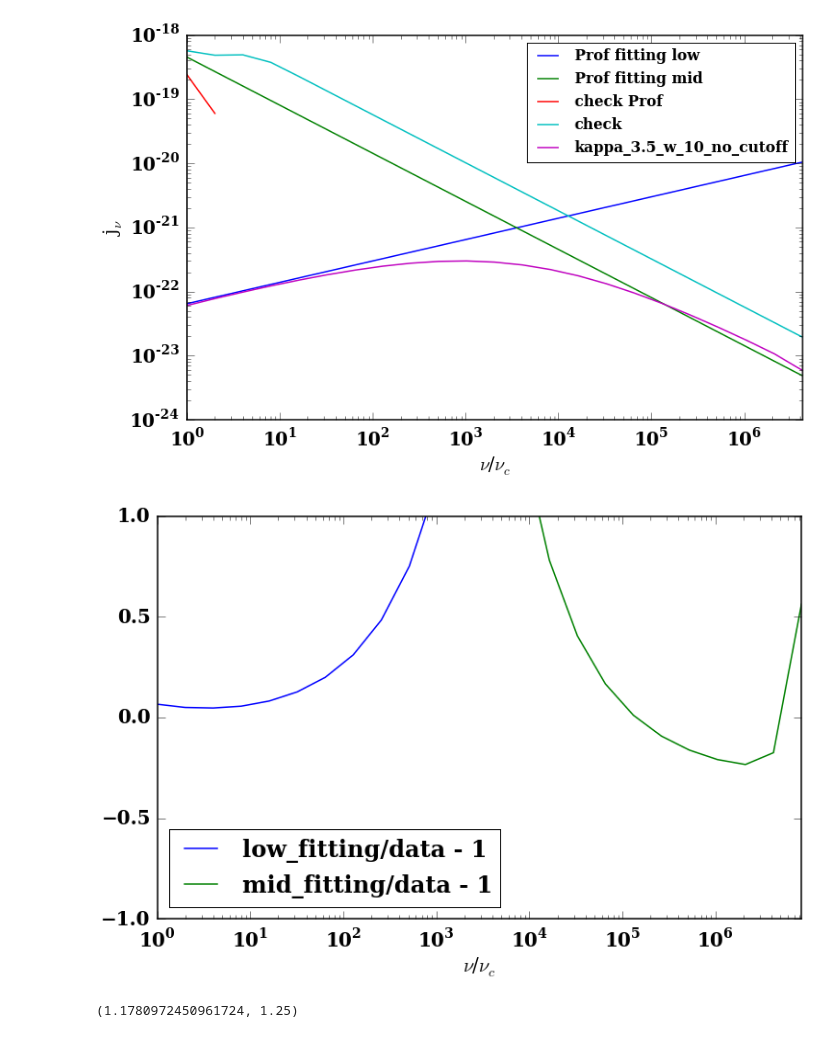
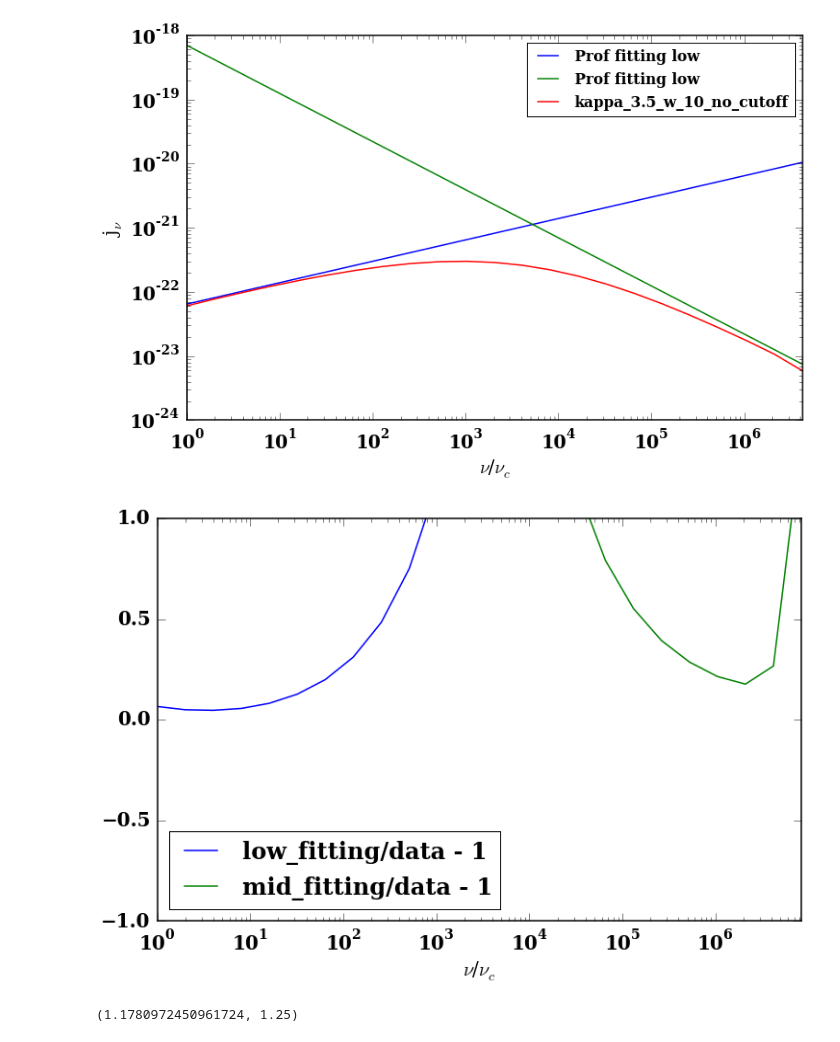
Before and after one commit to ZhaoweiZ/kappa_summer, a Jupyter notebook: finding_fitting_formula_to_kappa_2.ipynb, the cells around one changed output. Drawn from its saved outputs; the diff is of its cells as text; code cells hidden in the pictures.

```diff
--- a/finding_fitting_formula_to_kappa_2.ipynb
+++ b/finding_fitting_formula_to_kappa_2.ipynb
@@ -76,6 +76,7 @@ nu_c = e * B / (2. * np.pi * m * c)
 nu = 100 * nu_c
 nu_s = (2./9.) * nu_c * theta_e**2 * np.sin(theta)
 nu_k = nu_c * w**2. * np.sin(theta)
+nu_w = nu_c * (w * kappa)**2 * np.sin(theta)
 n_e_nt = 1.
 #p_PL = 2.2
 p_PL = 2.5
@@ -144,32 +145,50 @@ def fit(nuratio):
     term5 = (special.gamma((kappa-1.)/2. - special.gammainc((kappa-1.)/2., (4.*c*m*nu*np.pi)/(np.sin(theta)*3.*B*e))))
     ans = (term1*term2*term3*term4*term5)/c
     return ans
+
+
+def kappa_low(nuratio):
+    nu = nuratio * nu_c
+    X = nu/nu_w
+    norm = 4. * np.pi * special.gamma(kappa-4./3.) / (3.**(7./3.) * special.gamma(kappa-2.))
+    dimensional = (n_e * e**2.)/(c * kappa**2. * w**2.)
+    ans = norm * dimensional * nu_w * X**(1./3.)
+    return ans
+
+def kappa_high(nuratio):
+    nu = nuratio * nu_c
+    X = nu/nu_w
+    term1 = (1./4.) * 3.**((kappa-1.)/2.) * (kappa-2.) * (kappa-1.)
+    term2 = special.gamma(kappa/4. - 1./3.) * special.gamma(kappa/4. + 4./3.)
+    term3 = (n_e * e**2. * nu_c * np.sin(theta)) / c
+    ans = term1*term2*term3 * X**(-(kappa-2.)/2.)
+    return ans
 # %%
-data_kappa_3_5_C_theta_10 = np.loadtxt('/Users/zhaoweizhang/Documents/synchrotron_calculator_new/emi_kappa_3_5_C_theta_10.txt')
-data_kappa_3_5_C_theta_100 = np.loadtxt('/Users/zhaoweizhang/Documents/synchrotron_calculator_new/emi_kappa_3_5_C_theta_100.txt')
-data_kappa_3_5_C_theta_10_no_cutoff = np.loadtxt('/Users/zhaoweizhang/Documents/synchrotron_calculator_new/emi_kappa_3_5_C_theta_10_no_cutoff.txt')
-data_kappa_3_5_C_theta_10_no_cutoff_w_8 = np.loadtxt('/Users/zhaoweizhang/Documents/synchrotron_calculator_new/emi_kappa_3_5_C_theta_10_no_cutoff_w_8.txt')
-data_kappa_3_5_C_theta_10_no_cutoff_w_6 = np.loadtxt('/Users/zhaoweizhang/Documents/synchrotron_calculator_new/emi_kappa_3_5_C_theta_10_no_cutoff_w_6.txt')
-data_kappa_3_5_C_theta_10_no_cutoff_w_4 = np.loadtxt('/Users/zhaoweizhang/Documents/synchrotron_calculator_new/emi_kappa_3_5_C_theta_10_no_cutoff_w_4.txt')
-data_kappa_3_5_C_theta_10_no_cutoff_w_3 = np.loadtxt('/Users/zhaoweizhang/Documents/synchrotron_calculator_new/emi_kappa_3_5_C_theta_10_no_cutoff_w_3.txt')
+data_kappa_3_5_C_theta_10 = np.loadtxt('/home/zhaowei/Documents/synchrotron_calculator_new/emi_kappa_3_5_C_theta_10.txt')
+data_kappa_3_5_C_theta_100 = np.loadtxt('/home/zhaowei/Documents/synchrotron_calculator_new/emi_kappa_3_5_C_theta_100.txt')
+data_kappa_3_5_C_theta_10_no_cutoff = np.loadtxt('/home/zhaowei/Documents/synchrotron_calculator_new/emi_kappa_3_5_C_theta_10_no_cutoff.txt')
+data_kappa_3_5_C_theta_10_no_cutoff_w_8 = np.loadtxt('/home/zhaowei/Documents/synchrotron_calculator_new/emi_kappa_3_5_C_theta_10_no_cutoff_w_8.txt')
+data_kappa_3_5_C_theta_10_no_cutoff_w_6 = np.loadtxt('/home/zhaowei/Documents/synchrotron_calculator_new/emi_kappa_3_5_C_theta_10_no_cutoff_w_6.txt')
+data_kappa_3_5_C_theta_10_no_cutoff_w_4 = np.loadtxt('/home/zhaowei/Documents/synchrotron_calculator_new/emi_kappa_3_5_C_theta_10_no_cutoff_w_4.txt')
+data_kappa_3_5_C_theta_10_no_cutoff_w_3 = np.loadtxt('/home/zhaowei/Documents/synchrotron_calculator_new/emi_kappa_3_5_C_theta_10_no_cutoff_w_3.txt')
 
 
 
 
 
-data_kappa_5_C_theta_10 = np.loadtxt('/Users/zhaoweizhang/Documents/synchrotron_calculator_new/emi_kappa_5_C_theta_10.txt')
-data_kappa_5_C_theta_10_no_cutoff_w_10 = np.loadtxt('/Users/zhaoweizhang/Documents/synchrotron_calculator_new/emi_kappa_5_C_theta_10_no_cutoff_w_10.txt')
-data_kappa_5_C_theta_10_no_cutoff_w_8 = np.loadtxt('/Users/zhaoweizhang/Documents/synchrotron_calculator_new/emi_kappa_5_C_theta_10_no_cutoff_w_8.txt')
+data_kappa_5_C_theta_10 = np.loadtxt('/home/zhaowei/Documents/synchrotron_calculator_new/emi_kappa_5_C_theta_10.txt')
+data_kappa_5_C_theta_10_no_cutoff_w_10 = np.loadtxt('/home/zhaowei/Documents/synchrotron_calculator_new/emi_kappa_5_C_theta_10_no_cutoff_w_10.txt')
+data_kappa_5_C_theta_10_no_cutoff_w_8 = np.loadtxt('/home/zhaowei/Documents/synchrotron_calculator_new/emi_kappa_5_C_theta_10_no_cutoff_w_8.txt')
 
 
 
-data_kappa_150_C_theta_10 = np.loadtxt('/Users/zhaoweizhang/Documents/synchrotron_calculator_new/emi_kappa_150_C_theta_10.txt')
-data_kappa_150_C_theta_100 = np.loadtxt('/Users/zhaoweizhang/Documents/synchrotron_calculator_new/emi_kappa_150_C_theta_100.txt')
+data_kappa_150_C_theta_10 = np.loadtxt('/home/zhaowei/Documents/synchrotron_calculator_new/emi_kappa_150_C_theta_10.txt')
+data_kappa_150_C_theta_100 = np.loadtxt('/home/zhaowei/Documents/synchrotron_calculator_new/emi_kappa_150_C_theta_100.txt')
 
-data_thermal_C = np.loadtxt('/Users/zhaoweizhang/Documents/synchrotron_calculator_new/emi_thermal_C.txt')
-data_power_2_5_theta_100 = np.loadtxt('/Users/zhaoweizhang/Documents/synchrotron_calculator_new/emi_power_2_5_C_theta_100.txt')
+data_thermal_C = np.loadtxt('/home/zhaowei/Documents/synchrotron_calculator_new/emi_thermal_C.txt')
+data_power_2_5_theta_100 = np.loadtxt('/home/zhaowei/Documents/synchrotron_calculator_new/emi_power_2_5_C_theta_100.txt')
 
-data_thermal_python = np.loadtxt('/Users/zhaoweizhang/Documents/synchrotron_calculator_new/thermal_data_varing_nu.txt')
+data_thermal_python = np.loadtxt('/home/zhaowei/Documents/synchrotron_calculator_new/thermal_data_varing_nu.txt')
 
 
 
@@ -201,13 +220,15 @@ x = np.arange(0, 1.677722e+07, 1)
 
 #pl.semilogy(data_kappa_3_5_C_theta_100[:,0], abs(data_kappa_3_5_C_theta_100[:, 1] * np.pi/2 - kappa_low_freq(data_kappa_3_5_C_theta_100[:,0] * nu_c)), label = 'diff')
 
-pl.loglog(data_kappa_3_5_C_theta_10_no_cutoff[:,0], emi_fitting_low_prof(data_kappa_3_5_C_theta_10_no_cutoff[:,0] * nu_c), label = 'Prof fitting low')
+#pl.loglog(data_kappa_3_5_C_theta_10_no_cutoff[:,0], emi_fitting_low_prof(data_kappa_3_5_C_theta_10_no_cutoff[:,0] * nu_c), label = 'Prof fitting low')
 
-pl.loglog(data_kappa_3_5_C_theta_10_no_cutoff[:,0], emi_fitting_mid_prof(data_kappa_3_5_C_theta_10_no_cutoff[:,0] * nu_c), label = 'Prof fitting mid')
+#pl.loglog(data_kappa_3_5_C_theta_10_no_cutoff[:,0], emi_fitting_mid_prof(data_kappa_3_5_C_theta_10_no_cutoff[:,0] * nu_c), label = 'Prof fitting mid')
+pl.loglog(data_kappa_3_5_C_theta_10_no_cutoff[:,0], kappa_low(data_kappa_3_5_C_theta_10_no_cutoff[:,0]), label = 'Prof fitting low')
+pl.loglog(data_kappa_3_5_C_theta_10_no_cutoff[:,0], kappa_high(data_kappa_3_5_C_theta_10_no_cutoff[:,0]), label = 'Prof fitting low')
 
 
-pl.loglog(data_kappa_3_5_C_theta_10_no_cutoff[:,0], emi_fitting_mis_ours_2(data_kappa_3_5_C_theta_10_no_cutoff[:,0] * nu_c), label = 'check Prof')
-pl.loglog(data_kappa_3_5_C_theta_10_no_cutoff[:,0], fit(data_kappa_3_5_C_theta_10_no_cutoff[:,0]), label = 'check')
+#pl.loglog(data_kappa_3_5_C_theta_10_no_cutoff[:,0], emi_fitting_mis_ours_2(data_kappa_3_5_C_theta_10_no_cutoff[:,0] * nu_c), label = 'check Prof')
+#pl.loglog(data_kappa_3_5_C_theta_10_no_cutoff[:,0], fit(data_kappa_3_5_C_theta_10_no_cutoff[:,0]), label = 'check')
 
 def total_fitting(x):
     term1 = kappa_low_freq(x)
@@ -251,40 +272,40 @@ pl.loglog(data_kappa_3_5_C_theta_10_no_cutoff[:,0], data_kappa_3_5_C_theta_10_no
 #pl.loglog(data_kappa_5_C_theta_10[:,0], data_kappa_5_C_theta_10[:, 1], label = 'kappa_5_theta_10')
 #pl.loglog(x, total_fitting(x * nu_c), label = 'fitting')
 #pl.loglog(x, hahah(x * nu_c), label = 'hahah')
 #pl.loglog(x, M_J(x * nu_c), label = 'm_j')
 
 pl.xlim([0, 4.194304e+06])
 #pl.ylim([1e-28, 1e-14])
 pl.xlabel("$\\nu$/$\\nu_c$")
 pl.ylabel("j$_\\nu$")
 pl.legend(loc = 'upper right', prop= {'size':16})
 pl.show()
 
 def error_here_here(x):
     ans = total_fitting(x)/data_kappa_3_5_C_theta_10[:,1] - 1
     return ans
 
 #pl.loglog(data_kappa_3_5_C_theta_10_no_cutoff[:,0], emi_fitting_low_prof(data_kappa_3_5_C_theta_10_no_cutoff[:,0] * nu_c), label = 'Prof fitting low')
 
 #pl.loglog(data_kappa_3_5_C_theta_10_no_cutoff[:,0], emi_fitting_mid_prof(data_kappa_3_5_C_theta_10_no_cutoff[:,0] * nu_c), label = 'Prof fitting mid')
 
 
 #pl.semilogx(data_kappa_3_5_C_theta_10[:,0], error_here_here(data_kappa_3_5_C_theta_10[:,0]*nu_c), label = 'fitting/data - 1')
 
 #pl.xlim([0, 1e6])
 #pl.ylim([-0.2,0.2])
 #pl.legend()
 #pl.show()
 
 #print 8. * np.pi**3
 # %% [output]
-[figure, old version]
+[figure, new version]
 # %%
 def error_low():
 
     x_axis = data_kappa_3_5_C_theta_10_no_cutoff[:,0]
 
-    ans_k_3_5_w_10_low = emi_fitting_low_prof(x_axis * nu_c)/data_kappa_3_5_C_theta_10_no_cutoff[:, 1] - 1
+    ans_k_3_5_w_10_low = kappa_low(x_axis)/data_kappa_3_5_C_theta_10_no_cutoff[:, 1] - 1
 
     ans_k_3_5_w_8_low = emi_fitting_low_prof(x_axis * nu_c)/data_kappa_3_5_C_theta_10_no_cutoff_w_8[:, 1] - 1
 
@@ -306,7 +327,7 @@ def error_mid():
 
     x_axis = data_kappa_3_5_C_theta_10_no_cutoff[:,0]
 
-    ans_k_3_5_w_10_mid =  emi_fitting_mid_prof(x_axis * nu_c)/data_kappa_3_5_C_theta_10_no_cutoff[:, 1] - 1
+    ans_k_3_5_w_10_mid =  kappa_high(x_axis)/data_kappa_3_5_C_theta_10_no_cutoff[:, 1] - 1
 
     ans_k_3_5_w_8_mid = (5./4.) * emi_fitting_mid_prof(x_axis * nu_c)/data_kappa_3_5_C_theta_10_no_cutoff_w_8[:, 1] - 1
 
@@ -340,7 +361,7 @@ pl.xlabel("$\\nu$/$\\nu_c$")
 pl.legend(loc = 'lower left')
 pl.show()
 # %% [output]
-[figure, old version]
+[figure, new version]
 # %%
 (np.pi * (3./8.)), 5./4.
 # %% [output]
```
Also changed, not shown: 1 other file.
